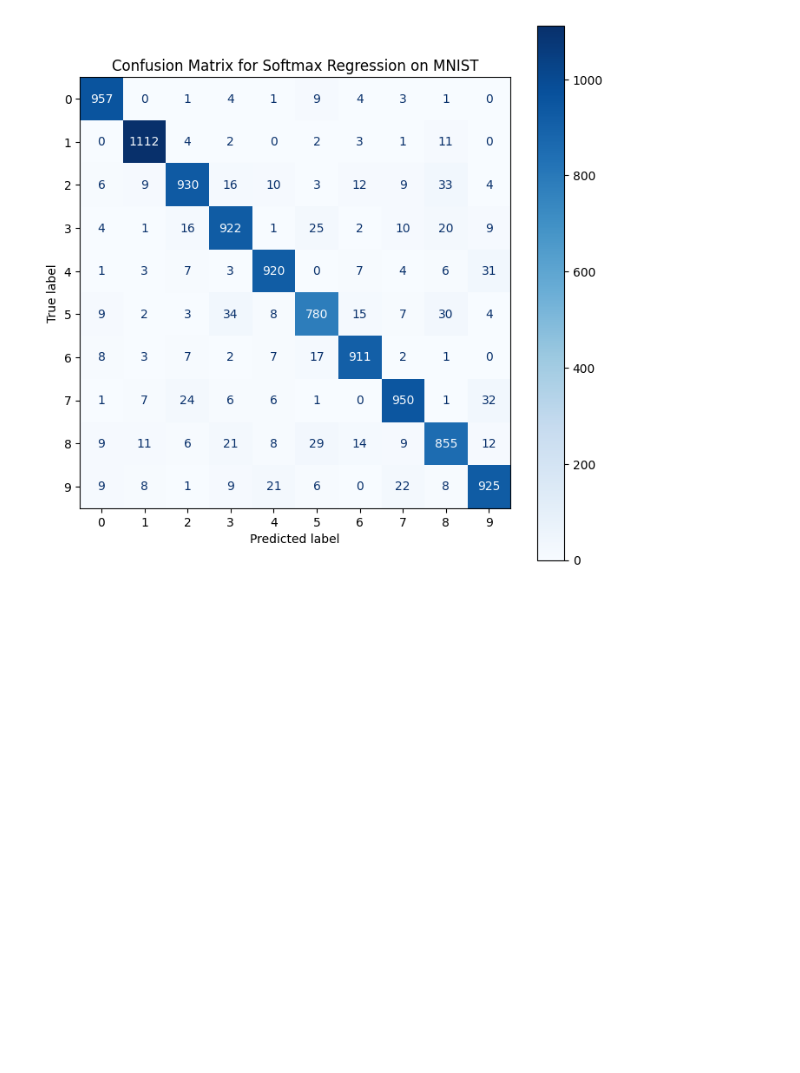
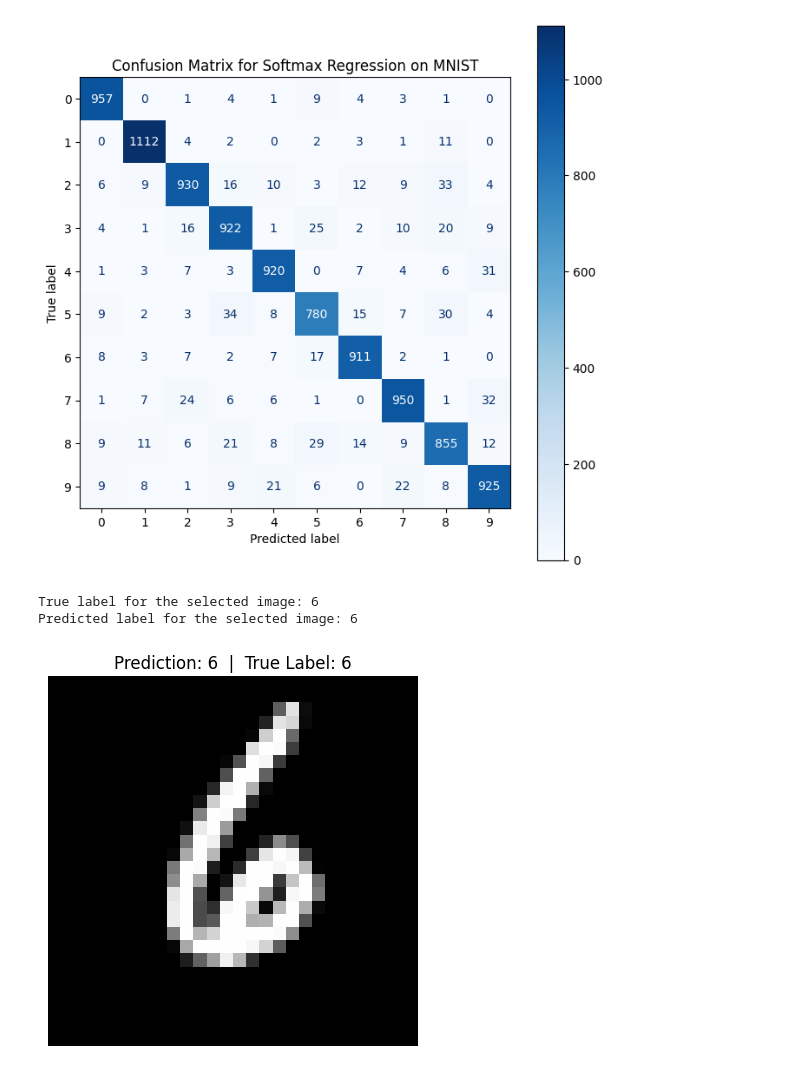
Before and after one commit to Kaif-Zakey/LLM_Model_Train, a Jupyter notebook: Week 6/Softmax_Regression.ipynb, the cells around one changed output. Saved outputs shown, nothing was run; the diff lists cells and outputs as text; code cells hidden in the pictures; blank space fills up the shorter version.

Commit message:
softmax model test

```diff
--- a/Week 6/Softmax_Regression.ipynb
+++ b/Week 6/Softmax_Regression.ipynb
@@ -104,18 +104,30 @@ Displaying confusion matrix...
 ax Axes(0.125,0.11;0.775x0.77)
 [figure]
 # %%
-#pick a random image from the test set
-#'195' is an example for wrong prediction
-
-some_index = 195
+# Pick a random image from the test set
+# '195' is an exmple for wrong prediction
+some_index = 2026
 some_digit = X_test[some_index]
 some_digit_label = y_test[some_index]
+print(f"True label for the selected image: {some_digit_label}")
 
-print(f"true label for the selected image: {some_digit_label} ")
-
-# remember to scale the single image just like the training data
+# Remember to scale the single image just like the training data
 some_digit_scaled = some_digit / 255.0
 
-#print(some_digit_scaled.reshape(1,-1))
+#print(some_digit_scaled.reshape(1, -1))
 
-#the
+# The model expects a 2D array, so we reshape our 1D image array
+prediction = softmax_reg.predict(some_digit_scaled.reshape(1, -1))
+print(f"Predicted label for the selected image: {prediction[0]}")
+# %% [output]
+True label for the selected image: 6
+Predicted label for the selected image: 6
+# %%
+# Let's see the result visually!
+original_image = some_digit.reshape(28, 28)
+plt.imshow(original_image, cmap="gray")
+plt.title(f"Prediction: {prediction[0]}  |  True Label: {some_digit_label}")
+plt.axis("off")
+plt.show()
+# %% [output]
+[figure, added]
```
Also changed, not shown: parts of 1 cell of this notebook.
